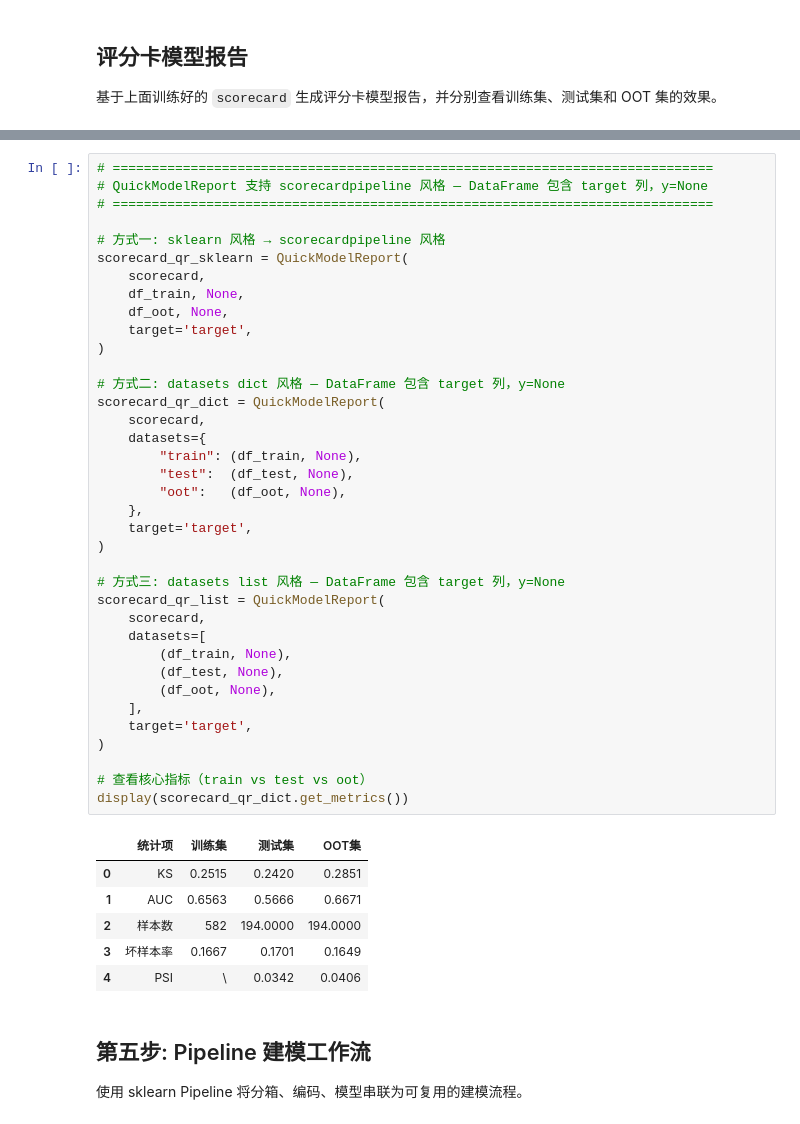
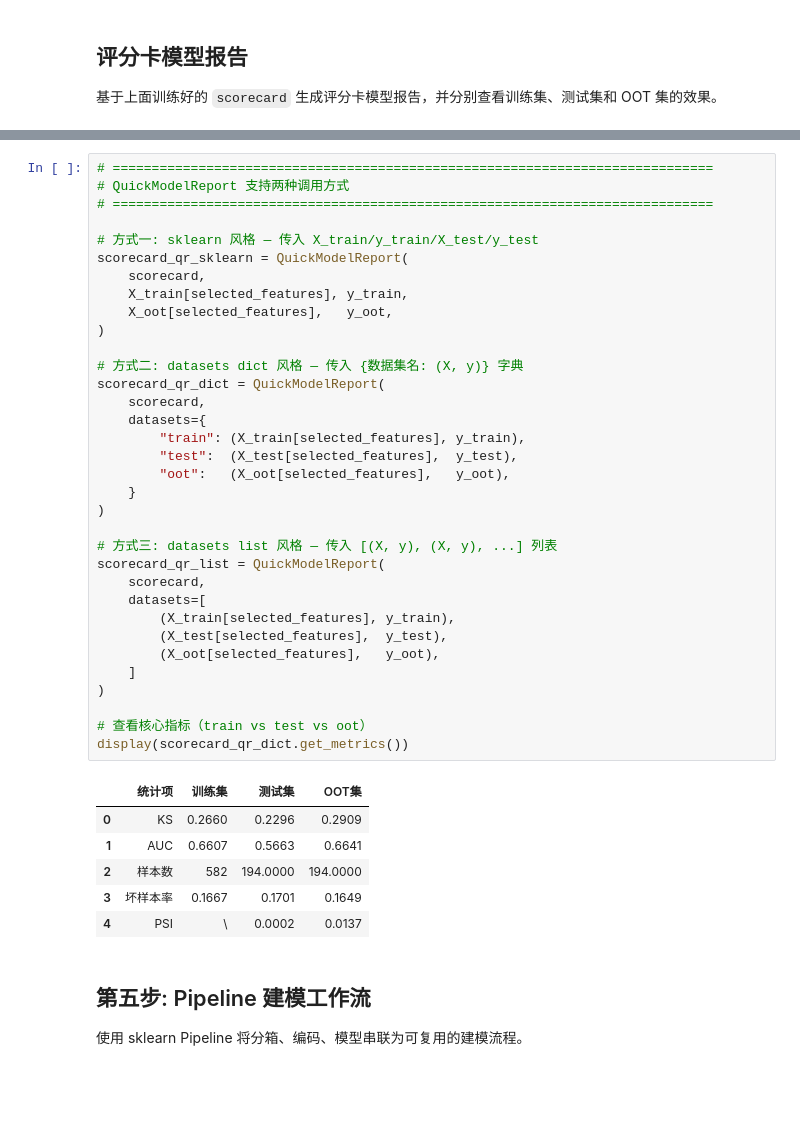
Before and after one commit to hengshu-credit/hscredit, a Jupyter notebook: examples/12_complete_workflow.ipynb, the cells around one changed output, grey strips where cells are left out. Cells and saved outputs as stored; diff of their text form; blank space fills up the shorter version.

```diff
--- a/examples/12_complete_workflow.ipynb
+++ b/examples/12_complete_workflow.ipynb
@@ -585,47 +564,44 @@ display(scorecard_report.get_bin_table('test', method='quantile', max_n_bins=8))
 # %%
 # =============================================================================
-# QuickModelReport 支持 scorecardpipeline 风格 — DataFrame 包含 target 列，y=None
+# QuickModelReport 支持两种调用方式
 # =============================================================================
 
-# 方式一: sklearn 风格 → scorecardpipeline 风格
+# 方式一: sklearn 风格 — 传入 X_train/y_train/X_test/y_test
 scorecard_qr_sklearn = QuickModelReport(
     scorecard,
-    df_train, None,
-    df_oot, None,
-    target='target',
+    X_train[selected_features], y_train,
+    X_oot[selected_features],   y_oot,
 )
 
-# 方式二: datasets dict 风格 — DataFrame 包含 target 列，y=None
+# 方式二: datasets dict 风格 — 传入 {数据集名: (X, y)} 字典
 scorecard_qr_dict = QuickModelReport(
     scorecard,
     datasets={
-        "train": (df_train, None),
-        "test":  (df_test, None),
-        "oot":   (df_oot, None),
-    },
-    target='target',
+        "train": (X_train[selected_features], y_train),
+        "test":  (X_test[selected_features],  y_test),
+        "oot":   (X_oot[selected_features],   y_oot),
+    }
 )
 
-# 方式三: datasets list 风格 — DataFrame 包含 target 列，y=None
+# 方式三: datasets list 风格 — 传入 [(X, y), (X, y), ...] 列表
 scorecard_qr_list = QuickModelReport(
     scorecard,
     datasets=[
-        (df_train, None),
-        (df_test, None),
-        (df_oot, None),
-    ],
-    target='target',
+        (X_train[selected_features], y_train),
+        (X_test[selected_features],  y_test),
+        (X_oot[selected_features],   y_oot),
+    ]
 )
 
 # 查看核心指标（train vs test vs oot）
 display(scorecard_qr_dict.get_metrics())
 # %% [output]
 |  | 统计项 | 训练集 | 测试集 | OOT集 |
-| 0 | KS | 0.2515 | 0.2420 | 0.2851 |
-| 1 | AUC | 0.6563 | 0.5666 | 0.6671 |
+| 0 | KS | 0.2660 | 0.2296 | 0.2909 |
+| 1 | AUC | 0.6607 | 0.5663 | 0.6641 |
 | 2 | 样本数 | 582 | 194.0000 | 194.0000 |
 | 3 | 坏样本率 | 0.1667 | 0.1701 | 0.1649 |
-| 4 | PSI | \ | 0.0342 | 0.0406 |
+| 4 | PSI | \ | 0.0002 | 0.0137 |
 # %% [markdown]
 ## 第五步: Pipeline 建模工作流
 
```
Also changed, not shown: parts of 19 cells of this notebook, 5 other files.
